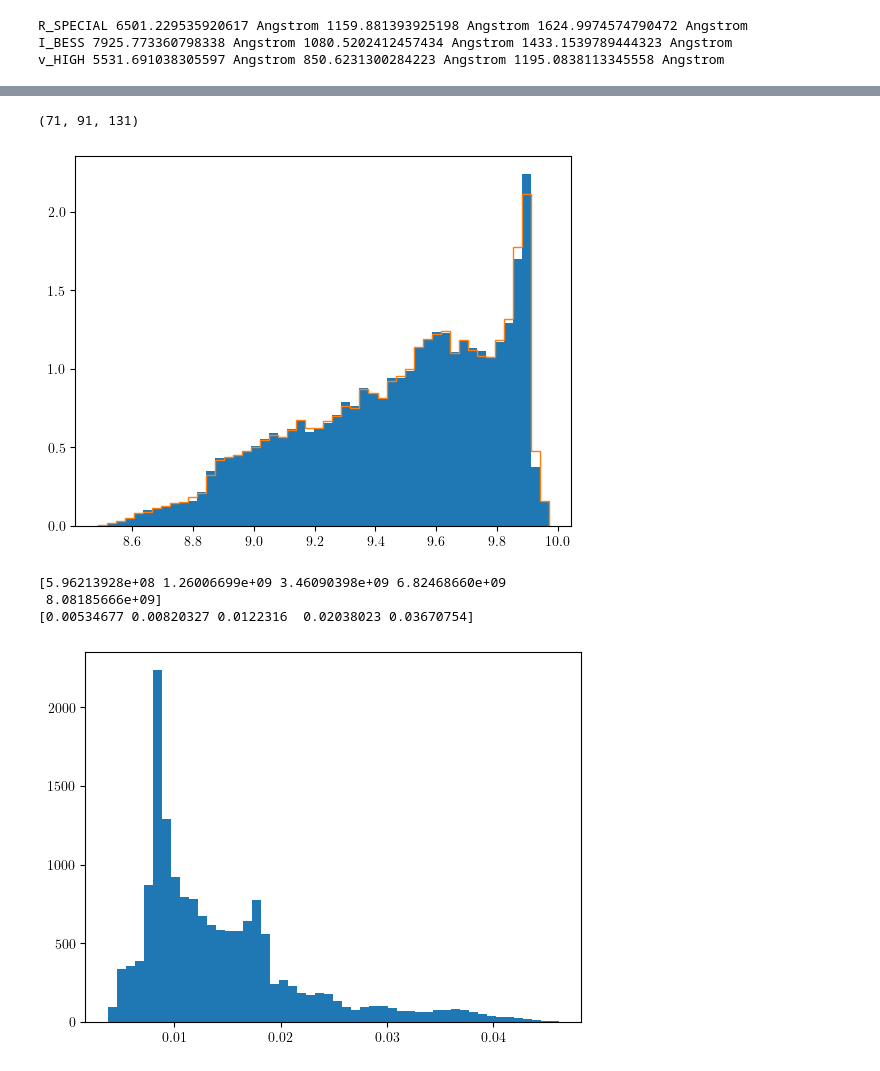
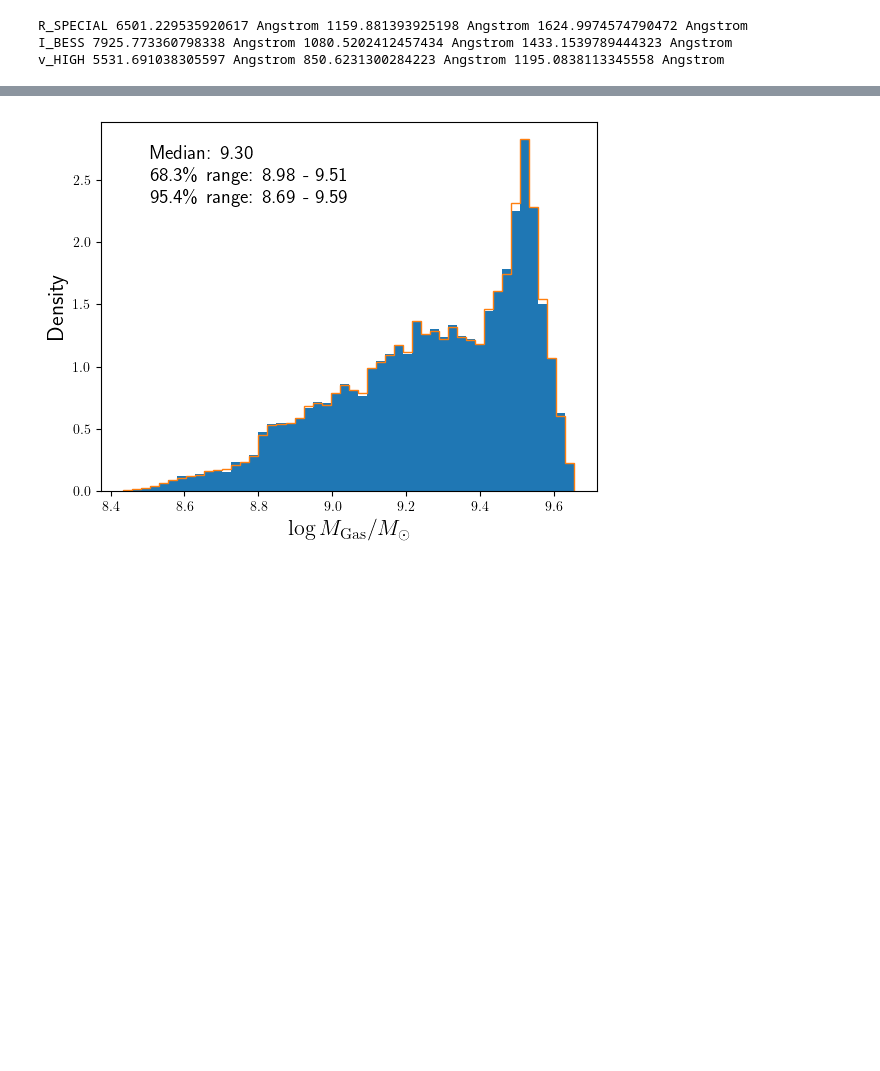
Before and after one commit to rjassef/Impol_BHDs_repo, a Jupyter notebook: plots/SKIRTOR_fit_onesided/gas_mass.ipynb, the cells around one changed output, grey strips where cells are left out. Saved outputs shown, nothing was run; the diff lists cells and outputs as text; code cells hidden in the pictures; blank space fills up the shorter version.

```diff
--- a/plots/SKIRTOR_fit_onesided/gas_mass.ipynb
+++ b/plots/SKIRTOR_fit_onesided/gas_mass.ipynb
@@ -103,7 +116,3 @@ Full 28.0 deg 15.0 deg 48.5 deg 3.83571358380841e-08
 mean_scatt_frac_top = pws['Top'].mean_scatt_frac(tang_grid, cang_grid, iang_grid)
 mean_scatt_frac_bot = pws['Bottom'].mean_scatt_frac(tang_grid, cang_grid, iang_grid)
-# %%
-mean_scatt_frac_bot.shape
-# %% [output]
-(71, 91, 131)
 # %%
@@ -131,36 +149,46 @@ chi2_use.mask[(JJ>II) | (np.abs(KK)<II)] = True
 chi2_use.mask[chi2_use>vmax] = True
+# %%
+#Function to get error intervals from a histogram.
+def get_errors(binned_values, bin_edges, p=[2.3, 15.85, 50., 84.15, 97.7]):
+
+    vals_cumulative = np.cumsum(binned_values)/np.sum(binned_values)
+    bin_centers = 0.5*(bin_edges[1:] + bin_edges[:-1])
+
+    ps = np.interp(p, vals_cumulative*100, bin_centers)
+    return ps
 # %%
 #We'll get the gas mass for every allowed combination of parameters, and then weigh each pf them by the likelihood and add the weighted numbers to get the distribution.
 
+#We scale the tau_V by the mean scattered fraction compared to the measured value. The fraction of scattered light should scale linearly with the optical depth at the level we care about. Check with Marko.
 tau_V = 0.1 * 0.013/mean_scatt_frac
-delta_psi_c = 10*u.deg #10*u.deg
-psi_c = np.array([10, 38, 40])*u.deg #cang_grid[j]
-X = 1.5e-23*u.cm**2
-L = 10*u.kpc
+
+#Paremeters of the model
+delta_psi_c = 10*u.deg #Dusty shell of the cone.
+#psi_c = np.array([10, 38, 40])*u.deg
+X = 1.5e-23*u.cm**2 #dust to gas ratio.
+L = 10*u.kpc #Length of the cone.
 Rv = 3.1
 
-Mg = (2.5/np.log(10.)) * np.pi/3. * m_p * tau_V/(X*Rv) * L**2 * np.cos(JJ*u.deg-delta_psi_c/2.)*(np.tan(JJ*u.deg))**2
-#print((Mg/M_sun).to(u.dimensionless_unscaled)/1e9)
+#Calculate the gas mass.
+Mg = (2.5/np.log(10.)) * np.pi/3. * m_p * tau_V/(X*Rv) * L**2 * np.cos(JJ*u.deg-delta_psi_c/2.)*(np.sin(JJ*u.deg))**2
 
+#Set the figure.
+fig, ax = plt.subplots(1)
 
-#plt.hist(tau_V[~chi2_use.mask], bins=50)
-binned_lMg_vals, binned_lMg_bin_edges, _ = plt.hist(np.log10(Mg[~chi2_use.mask]/(M_sun)).to(u.dimensionless_unscaled), density=True, bins=50, weights=np.exp(-0.5*chi2_use[~chi2_use.mask]))
+#Plot the distribution of gas mass values, weighted by the likelihood.
+binned_lMg_vals, binned_lMg_bin_edges, _ = ax.hist(np.log10(Mg[~chi2_use.mask]/(M_sun)).to(u.dimensionless_unscaled), density=True, bins=50, weights=np.exp(-0.5*chi2_use[~chi2_use.mask]))
 
-plt.hist(np.log10(Mg[~chi2_use.mask]/(M_sun)).to(u.dimensionless_unscaled), density=True, bins=50, histtype='step')#, weights=np.exp(-0.5*chi2_use[~chi2_use.mask]))
+#Also plot it without the likelihood weights to see the difference.
+ax.hist(np.log10(Mg[~chi2_use.mask]/(M_sun)).to(u.dimensionless_unscaled), density=True, bins=binned_lMg_bin_edges, histtype='step')
+
+#Get the formal values.
+lMg_ps = get_errors(binned_lMg_vals, binned_lMg_bin_edges)
+ax.text(0.1, 0.9, "Median: {:.2f}".format(lMg_ps[2]), transform=ax.transAxes, fontsize=14)
+ax.text(0.1, 0.84, "68.3\% range: {:.2f} - {:.2f}".format(lMg_ps[1], lMg_ps[3]), transform=ax.transAxes, fontsize=14)
+ax.text(0.1, 0.78, "95.4\% range: {:.2f} - {:.2f}".format(lMg_ps[0], lMg_ps[4]), transform=ax.transAxes, fontsize=14)
+
+ax.set_xlabel(r"$\log M_{\rm Gas}/M_{\odot}$", fontsize=16)
+ax.set_ylabel("Density", fontsize=16)
 plt.show()
-
-#Now the obscuration of a light ray going through the dusty section of the cone at mid-height
-d = 0.5*L*(np.tan(JJ*u.deg)-np.tan(JJ*u.deg-delta_psi_c))
-n_H = (2.5/np.log(10.)) * tau_V/(X*Rv) * np.cos(JJ*u.deg-delta_psi_c/2.)/L
-ebv = X*n_H*d
-binned_ebv_vals, binned_ebv_bin_edges, _ = plt.hist(ebv[~chi2_use.mask], bins=50, weights=np.exp(-0.5*chi2_use[~chi2_use.mask]))
-
-print(np.percentile((Mg[~chi2_use.mask]/M_sun).to(u.dimensionless_unscaled), [2.3, 15.85, 50., 84.15, 97.7]))
-print(np.percentile(ebv[~chi2_use.mask], [2.3, 15.85, 50., 84.15, 97.7]))
-#print(np.exp(-0.5*chi2_use[~chi2_use.mask]))
 # %% [output]
-[figure, old version]
+[figure, new version]
-[5.96213928e+08 1.26006699e+09 3.46090398e+09 6.82468660e+09
- 8.08185666e+09]
-[0.00534677 0.00820327 0.0122316  0.02038023 0.03670754]
-[figure, removed]
```
Also changed, not shown: parts of 17 cells of this notebook.
